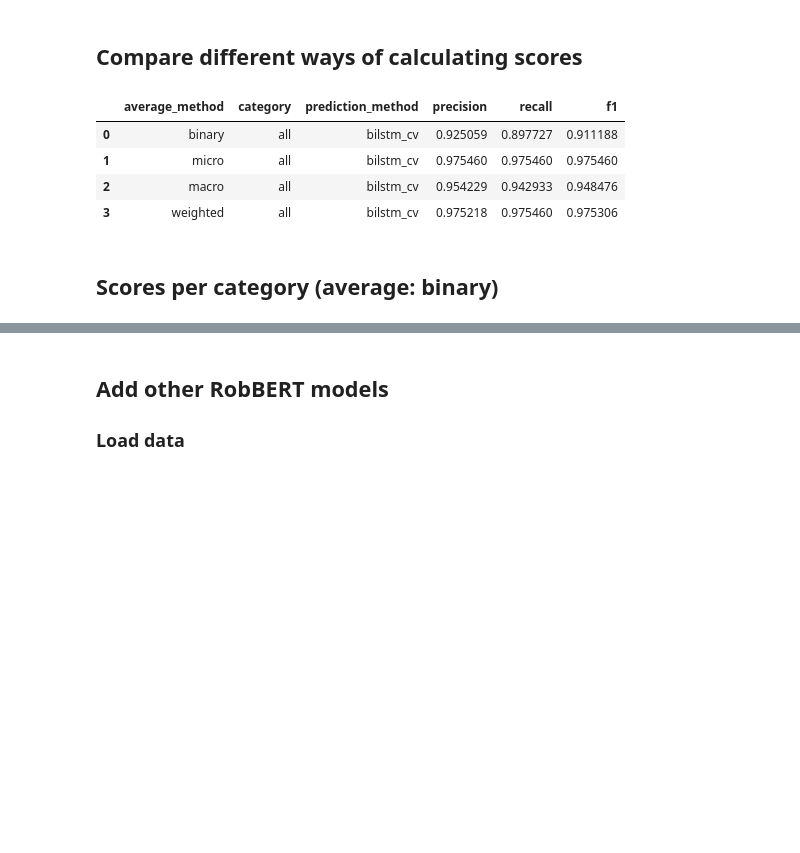
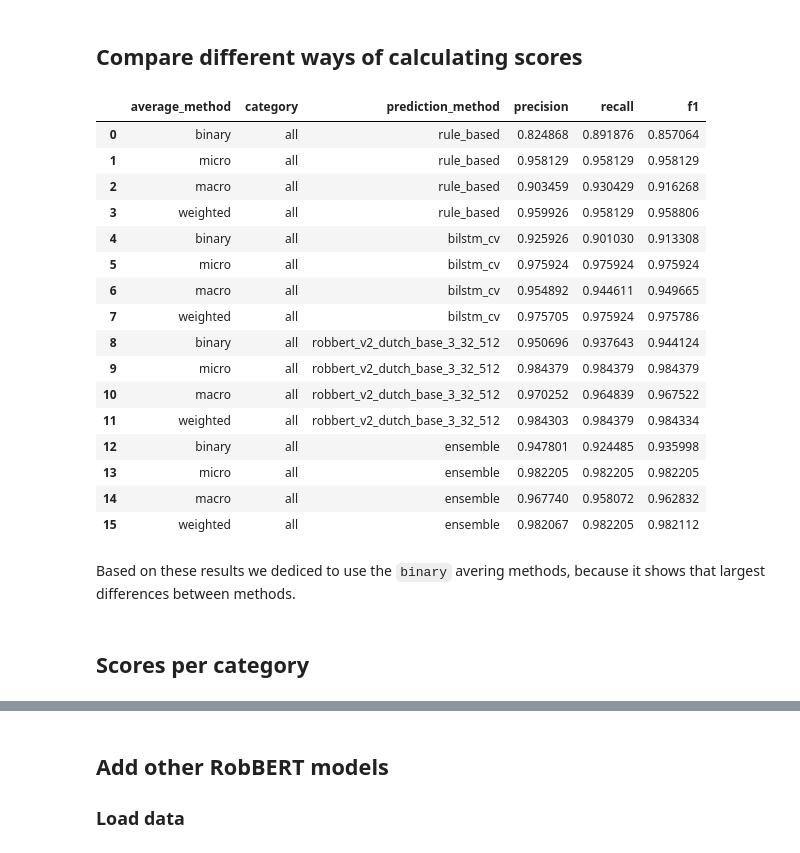
Before and after one commit to umcu/negation-detection, a Jupyter notebook: 01_general_evaluation.ipynb, the cells around one changed output, grey strips where cells are left out. Drawn from its saved outputs; the diff is of its cells as text; code cells hidden in the pictures; blank space fills up the shorter version.

Commit message:
Update tables and figures

```diff
--- a/01_general_evaluation.ipynb
+++ b/01_general_evaluation.ipynb
@@ -110,0 +87,5 @@ robbert2epochs_predictions.head()
+# %%
+# Load robbert predictions
+robbert_predictions = pd.read_csv(robbert_predictions_file, usecols = ['entity_id', 'robbert_v2_dutch_base_3_32_512'])
+print(len(robbert_predictions))
+robbert_predictions.head()
@@ -152,11 +141,12 @@ annotated_data.head()
 # %% [markdown]
 ## Merge annotations from different methods
 # %%
-predictions = pd.merge(left=annotated_data, right = bilstm_predictions, left_on='entity_id', right_on='entity_id')
-predictions = pd.merge(left=predictions, right = bilstm_predictions_cv, left_on='entity_id', right_on='entity_id')
-predictions = pd.merge(left=predictions, right = ruled_based_predictions, left_on='entity_id', right_on='entity_id')
-predictions = pd.merge(left=predictions, right = robbert2epochs_predictions, left_on='entity_id', right_on='entity_id')
+predictions = pd.merge(left=annotated_data, right = bilstm_predictions_cv, left_on='entity_id', right_on='entity_id', how='left')
+predictions = pd.merge(left=predictions, right = ruled_based_predictions, left_on='entity_id', right_on='entity_id', how='left')
+predictions = pd.merge(left=predictions, right = robbert_predictions, left_on='entity_id', right_on='entity_id', how='left')
+print(f'Total entities: {len(predictions)}')
+predictions.dropna(inplace=True)
+print(f'Total entities with prediction in all methods: {len(predictions)}')
 predictions.to_csv(merged_predictions_file, index=False, compression='gzip', line_terminator='\n')
-print(predictions.shape)
 predictions.head(5)
 # %% [output]
@@ -170,3 +161,15 @@ predictions.head(5)
+# %%
+def majority_vote(row):
+    predicted_negated = 0
+    for method in ['rule_based', 'bilstm_cv', 'robbert_v2_dutch_base_3_32_512']:
+        if row[method] == 'negated':
+            predicted_negated += 1
+    if predicted_negated > 1:
+        return 'negated'
+    else:
+        return 'not negated'
+
+predictions['ensemble'] = predictions.apply(majority_vote, axis=1)
 # %% [markdown]
 ## Function to calculate scores
 # %%
@@ -182,13 +185,12 @@ def create_score_record(prediction_df, prediction_method, average_method, catego
     else:
         pos_label=1
 
-     # Using dropna because our robbert implementation does not work for some examples.
     if category == 'all':
         # Calculate score for all categories.
-        subset = prediction_df[['label', prediction_method]].dropna()
+        subset = prediction_df[['label', prediction_method]]
     else:
         # Calculate scores for specific category
-        subset = prediction_df.loc[prediction_df.category == category, ['label', prediction_method]].dropna()
+        subset = prediction_df.loc[prediction_df.category == category, ['label', prediction_method]]
     return [average_method, category, prediction_method] + (list(precision_recall_fscore_support(subset.label, subset[prediction_method], labels=['negated', 'not negated'], average = average_method, pos_label=pos_label)))
 
 def create_score_dataframe(score_list):
@@ -198,19 +200,33 @@ def create_score_dataframe(score_list):
 # %% [markdown]
 ## Compare different ways of calculating scores
 # %%
-prediction_method = 'bilstm_cv'
 score_list = []
-for average_method in AVERAGE_METHODS:
-    score_list.append(create_score_record(predictions, prediction_method, average_method, category = 'all'))
+for prediction_method in PREDICTION_METHODS:
+    for average_method in AVERAGE_METHODS:
+        score_list.append(create_score_record(predictions, prediction_method, average_method, category = 'all'))
 create_score_dataframe(score_list)
 # %% [output]
 |  | average_method | category | prediction_method | precision | recall | f1 |
-| 0 | binary | all | bilstm_cv | 0.925059 | 0.897727 | 0.911188 |
-| 1 | micro | all | bilstm_cv | 0.975460 | 0.975460 | 0.975460 |
-| 2 | macro | all | bilstm_cv | 0.954229 | 0.942933 | 0.948476 |
-| 3 | weighted | all | bilstm_cv | 0.975218 | 0.975460 | 0.975306 |
+| 0 | binary | all | rule_based | 0.824868 | 0.891876 | 0.857064 |
+| 1 | micro | all | rule_based | 0.958129 | 0.958129 | 0.958129 |
+| 2 | macro | all | rule_based | 0.903459 | 0.930429 | 0.916268 |
+| 3 | weighted | all | rule_based | 0.959926 | 0.958129 | 0.958806 |
+| 4 | binary | all | bilstm_cv | 0.925926 | 0.901030 | 0.913308 |
+| 5 | micro | all | bilstm_cv | 0.975924 | 0.975924 | 0.975924 |
+| 6 | macro | all | bilstm_cv | 0.954892 | 0.944611 | 0.949665 |
+| 7 | weighted | all | bilstm_cv | 0.975705 | 0.975924 | 0.975786 |
+| 8 | binary | all | robbert_v2_dutch_base_3_32_512 | 0.950696 | 0.937643 | 0.944124 |
+| 9 | micro | all | robbert_v2_dutch_base_3_32_512 | 0.984379 | 0.984379 | 0.984379 |
+| 10 | macro | all | robbert_v2_dutch_base_3_32_512 | 0.970252 | 0.964839 | 0.967522 |
+| 11 | weighted | all | robbert_v2_dutch_base_3_32_512 | 0.984303 | 0.984379 | 0.984334 |
+| 12 | binary | all | ensemble | 0.947801 | 0.924485 | 0.935998 |
+| 13 | micro | all | ensemble | 0.982205 | 0.982205 | 0.982205 |
+| 14 | macro | all | ensemble | 0.967740 | 0.958072 | 0.962832 |
+| 15 | weighted | all | ensemble | 0.982067 | 0.982205 | 0.982112 |
+# %% [markdown]
+Based on these results we dediced to use the `binary` avering methods, because it shows that largest differences between methods.
 # %% [markdown]
-## Scores per category (average: binary)
+## Scores per category
 # %%
 average_method = 'binary'
 score_list = []
```
Also changed, not shown: parts of 45 cells of this notebook, 15 other files.
